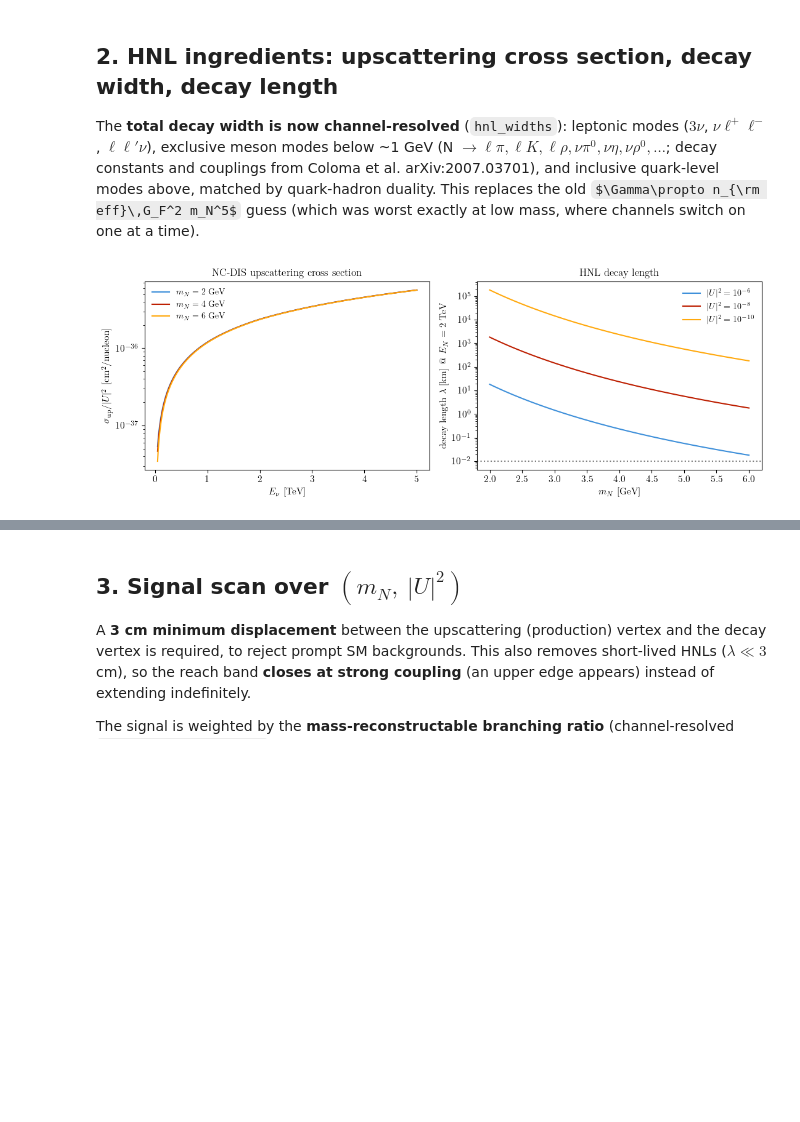
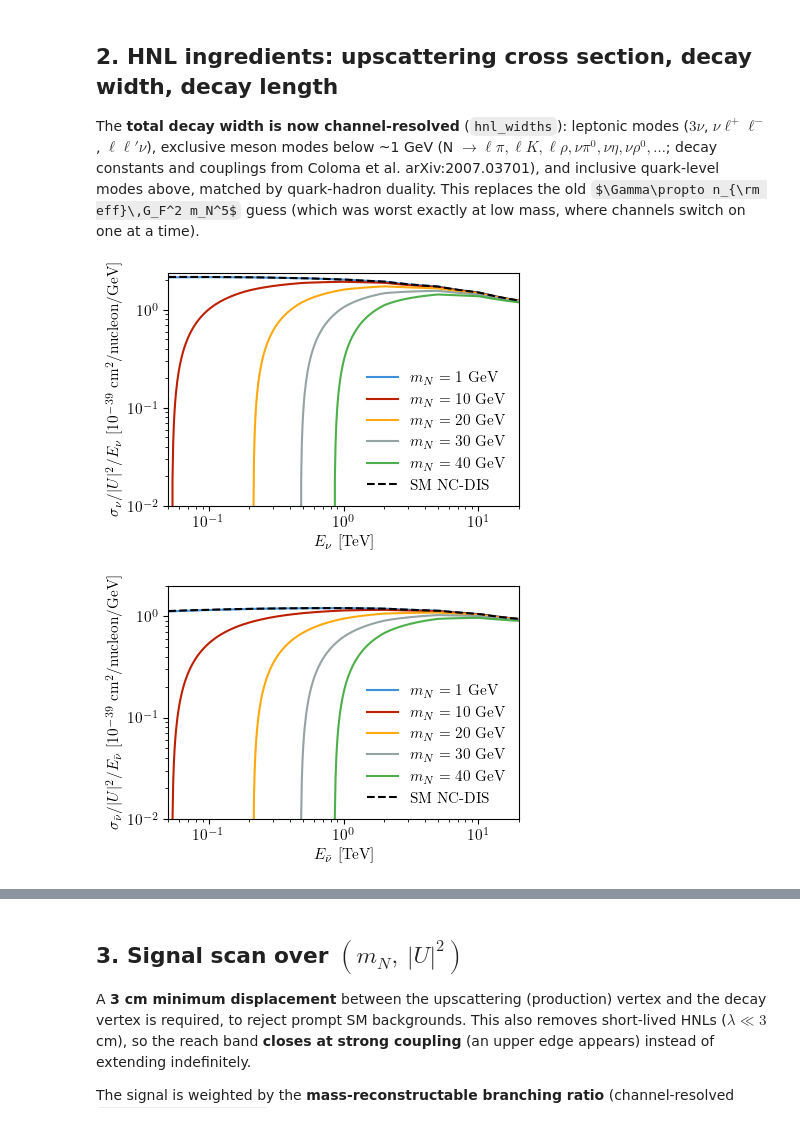
Before and after one commit to jchoi55/MINT, a Jupyter notebook: physics_studies/4_hnl_sensitivity.ipynb, the cells around one changed output, grey strips where cells are left out. Saved outputs shown, nothing was run; the diff lists cells and outputs as text; code cells hidden in the pictures; some formulas as TeX source; blank space fills up the shorter version.

Commit message:
new xsec plots

```diff
--- a/physics_studies/4_hnl_sensitivity.ipynb
+++ b/physics_studies/4_hnl_sensitivity.ipynb
@@ -103,28 +104,43 @@ couplings from Coloma et al. arXiv:2007.03701), and inclusive quark-level modes
 matched by quark-hadron duality. This replaces the old $\Gamma\propto n_{\rm eff}\,G_F^2 m_N^5$
 guess (which was worst exactly at low mass, where channels switch on one at a time).
 # %%
-Egrid = np.geomspace(50, 5e3, 200)
-fig, ax = plt.subplots(1, 2, figsize=(11, 4))
+from mint import xsecs
+
+Egrid = np.geomspace(50, 2e4, 500)
+fig, ax = pt.std_fig()
 
 # upscattering cross section (per nucleon), shown at |U|^2 = 1 to factor it out
-for mN in [2.0, 4.0, 6.0]:
-    ax[0].plot(Egrid/1e3, hnl.mixing_upscattering_xsec(Egrid, mN, 1.0, nuflavor),
-               label=fr"$m_N={mN:.0f}$ GeV")
-ax[0].set_xlabel(r"$E_\nu$ [TeV]")
-ax[0].set_ylabel(r"$\sigma_{\rm up}/|U|^2$  [cm$^2$/nucleon]")
-ax[0].set_yscale("log"); ax[0].legend(frameon=False)
-ax[0].set_title("NC-DIS upscattering cross section")
+nuflavor = "numu"
+for mN in [1.0, 10.0, 20, 30.0, 40]:
+    ax.plot(Egrid/1e3, hnl.mixing_upscattering_xsec(Egrid, mN, 1.0, nuflavor)/Egrid/1e-39, label=fr"$m_N={mN:.0f}$ GeV")
+ax.plot(Egrid/1e3, xsecs.sigma_NC_nu(Egrid)/Egrid/1e-39, label=fr"SM NC-DIS", color="black", lw=1.5, ls="--")
+ax.set_xlabel(r"$E_\nu$ [TeV]")
+ax.set_ylabel(r"$\sigma_{\nu}/|U|^2 / E_\nu$  [$10^{-39}$~cm$^2$/nucleon/GeV]")
 
-# HNL lab decay length vs mass, at E_N = 2 TeV
-E_N = 2000.0
-mgrid = np.linspace(2.0, 6.0, 100)
-for U2 in [1e-6, 1e-8, 1e-10]:
-    lam = hnl.decay_length(E_N, mgrid, hnl.mixing_total_width(mgrid, U2))
-    ax[1].plot(mgrid, lam/1e5, label=fr"$|U|^2=10^{{{int(np.log10(U2))}}}$")
-ax[1].axhline(0.01, ls=":", color="gray")  # 10 m detector in km
-ax[1].set_xlabel(r"$m_N$ [GeV]"); ax[1].set_ylabel(r"decay length $\lambda$ [km] @ $E_N=2$ TeV")
-ax[1].set_yscale("log"); ax[1].legend(frameon=False)
-ax[1].set_title("HNL decay length")
-plt.tight_layout()
+ax.set_xscale("log"); ax.set_yscale("log")
+ax.set_xlim(Egrid.min()/1e3, Egrid.max()/1e3)
+ax.set_ylim(1e-2, 2.4)
+ax.legend(frameon=False, loc="lower right", fontsize=11)
+fig.savefig(f"plots/hnl_upscattering_xsec_{nuflavor}.pdf", dpi=300, bbox_inches="tight")
+
+
+### Antineutrino
+
+fig, ax = pt.std_fig()
+
+# upscattering cross section (per nucleon), shown at |U|^2 = 1 to factor it out
+nuflavor = "numubar"
+for mN in [1.0, 10.0, 20, 30.0, 40]:
+    ax.plot(Egrid/1e3, hnl.mixing_upscattering_xsec(Egrid, mN, 1.0, nuflavor)/Egrid/1e-39, label=fr"$m_N={mN:.0f}$ GeV")
+ax.plot(Egrid/1e3, xsecs.sigma_NC_nubar(Egrid)/Egrid/1e-39, label=fr"SM NC-DIS", color="black", lw=1.5, ls="--")
+ax.set_xlabel(r"$E_{\bar\nu}$ [TeV]")
+ax.set_ylabel(r"$\sigma_{\bar{\nu}}/|U|^2 / E_{\bar\nu}$  [$10^{-39}$~cm$^2$/nucleon/GeV]")
+
+ax.set_xscale("log"); ax.set_yscale("log")
+ax.set_xlim(Egrid.min()/1e3, Egrid.max()/1e3)
+ax.set_ylim(1e-2, 2)
+ax.legend(frameon=False, loc="lower right", fontsize=11)
+fig.savefig(f"plots/hnl_upscattering_xsec_{nuflavor}.pdf", dpi=300, bbox_inches="tight")
 # %% [output]
-[figure, old version]
+[figure, new version]
+[figure, added]
```
Also changed, not shown: parts of 6 cells of this notebook, 4 other files.
